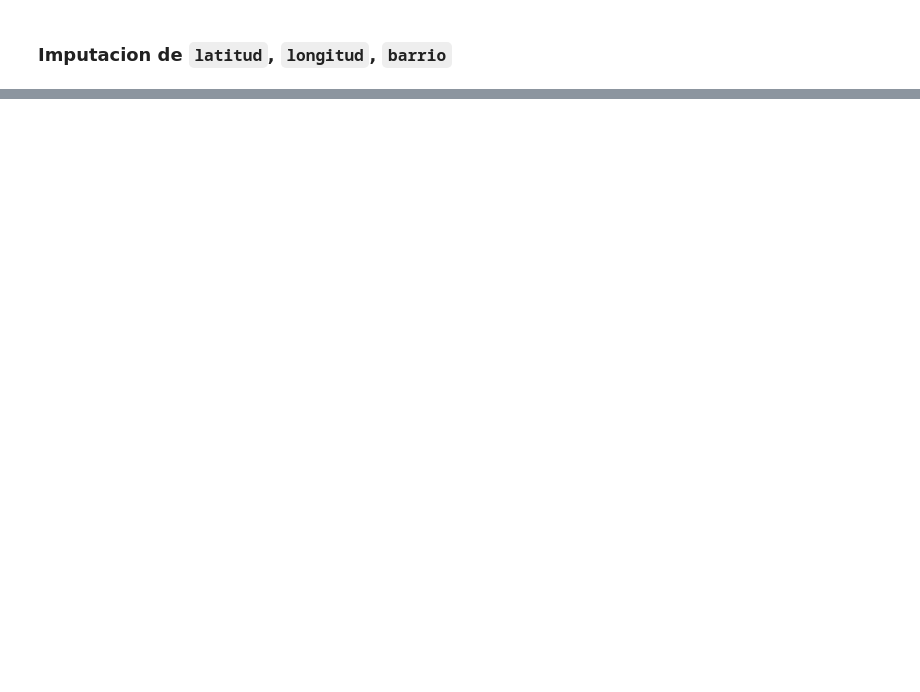
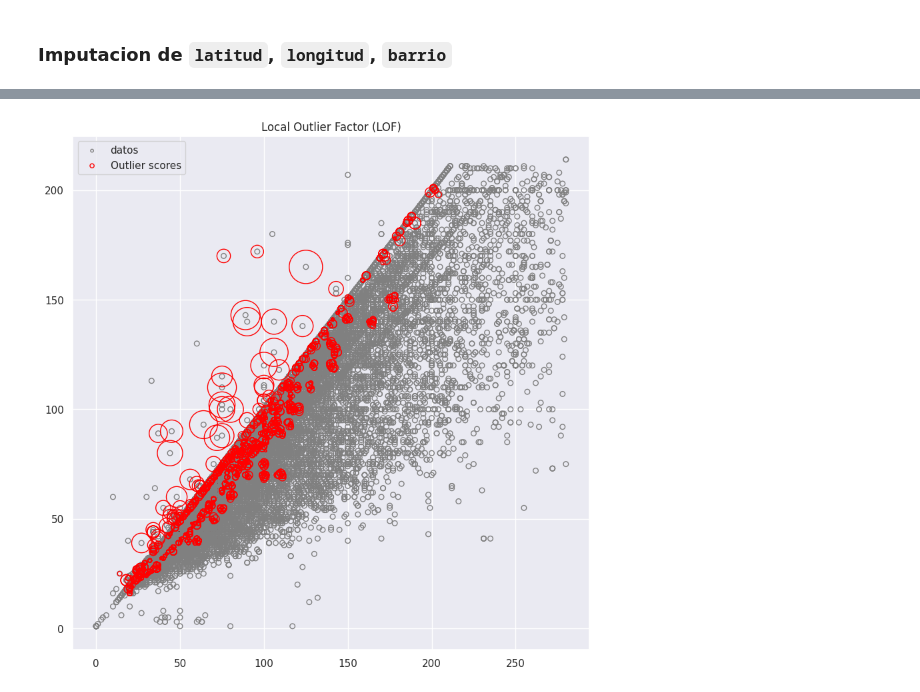
Before and after one commit to ManuSanchez02/7506R-2c2022-GRUPO09, a Jupyter notebook: TP1.ipynb, the cells around one changed output, grey strips where cells are left out. Cells and saved outputs as stored; diff of their text form; code cells hidden in the pictures; blank space fills up the shorter version.

```diff
--- a/TP1.ipynb
+++ b/TP1.ipynb
@@ -417,0 +613,43 @@ dataset_train.isna().sum()
+# %%
+#Conjunto de entrenamiento
+X=dataset_train[['property_surface_total','property_surface_covered']].values
+
+#Creo el clasificador
+clf = LocalOutlierFactor(n_neighbors=20)
+
+#Genero prediccion
+y_pred = clf.fit_predict(X)
+
+#Guardo los scores
+scores=clf.negative_outlier_factor_
+# %%
+# Calculo radio para plotear score
+radius = (scores.max() - dataset_train.scores1) / (
+    dataset_train.scores1.max() - dataset_train.scores1.min()
+)
+
+# Grafico LOF
+plt.figure(figsize=(10, 10))
+plt.title("Local Outlier Factor (LOF)")
+plt.scatter(
+    dataset_train.property_surface_total.values,
+    dataset_train.property_surface_covered.values,
+    edgecolor="grey",
+    s=30,
+    label="datos",
+    facecolors="none",
+)
+plt.scatter(
+    dataset_train.property_surface_total.values,
+    dataset_train.property_surface_covered.values,
+    s=1300 * radius,
+    edgecolors="red",
+    facecolors="none",
+    label="Outlier scores",
+)
+legend = plt.legend(loc="upper left")
+legend.legendHandles[0]._sizes = [10]
+legend.legendHandles[1]._sizes = [20]
+plt.show()
+# %% [output]
+[figure, added]
```
Also changed, not shown: parts of 50 cells of this notebook.
